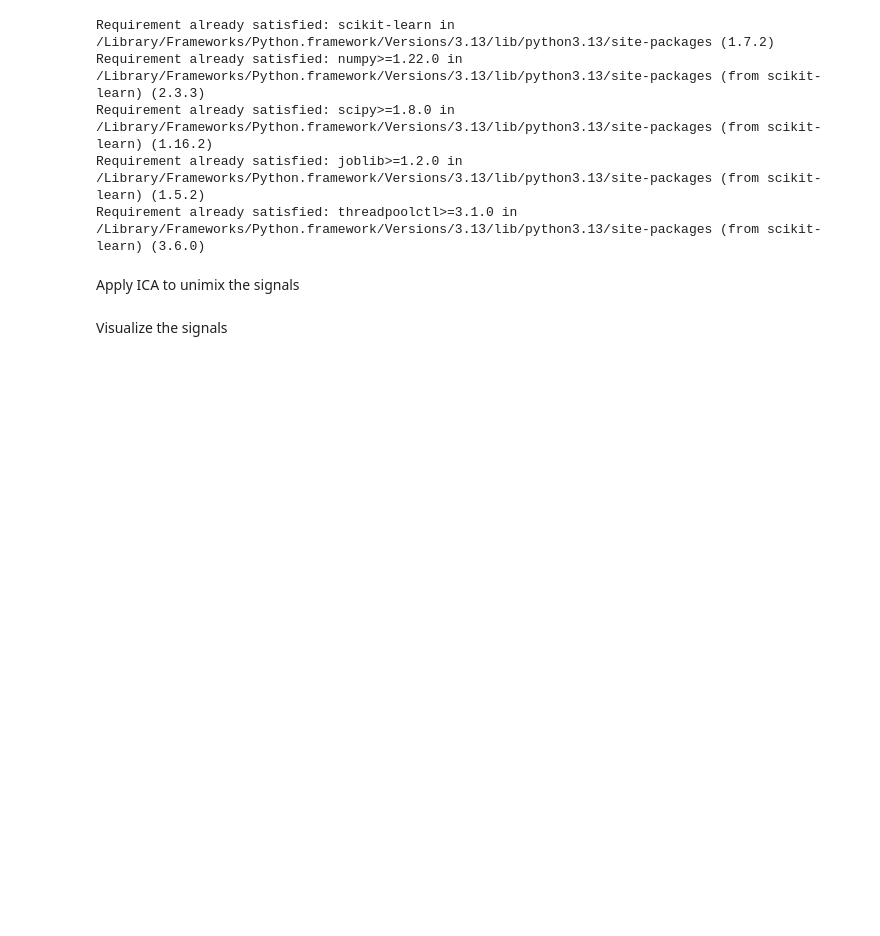
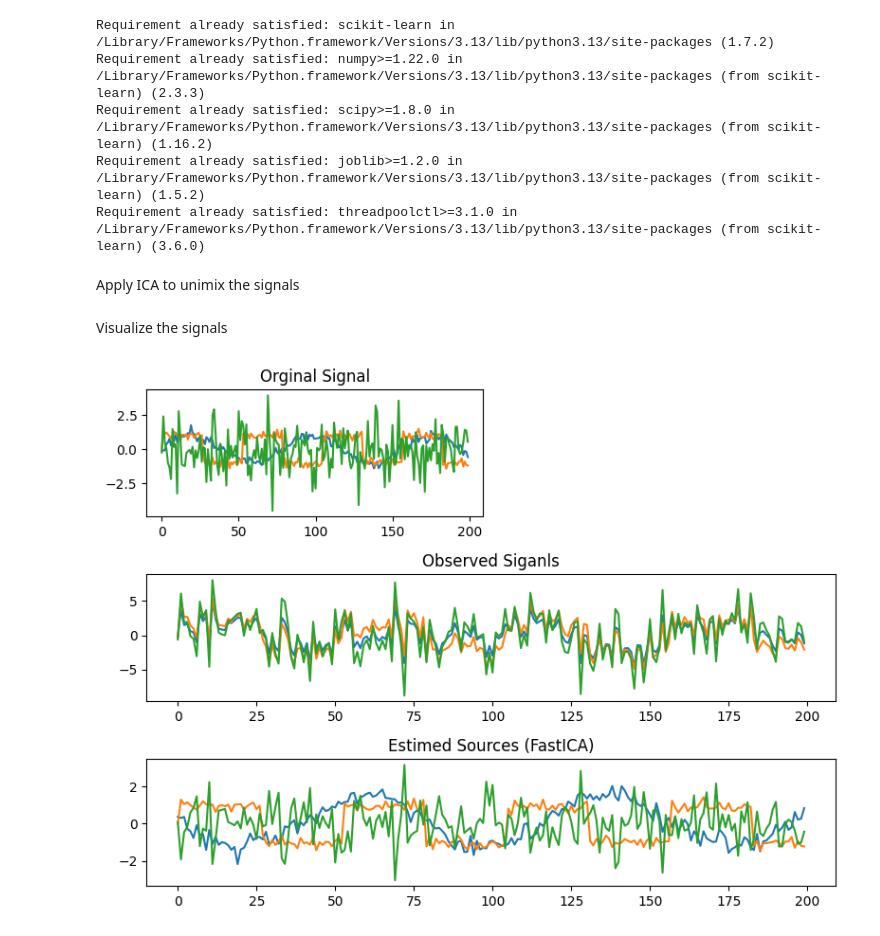
Before and after one commit to shovo896/ML_Models-, a Jupyter notebook: ica.ipynb, the cells around one changed output. Saved outputs shown, nothing was run; the diff lists cells and outputs as text; code cells hidden in the pictures; blank space fills up the shorter version.

```diff
--- a/ica.ipynb
+++ b/ica.ipynb
@@ -29,3 +29,23 @@ ica=FastICA(n_components=3)
 S_=ica.fit_transform(X)
 # %% [markdown]
 Visualize the signals
+# %%
+plt.figure(figsize=(8,6))
+
+plt.subplot(3,2,1)
+plt.title('Orginal Signal')
+plt.plot(S)
+
+
+plt.subplot(3,1,2)
+plt.title('Observed Siganls')
+plt.plot(X)
+
+plt.subplot(3,1,3)
+plt.title('Estimed Sources (FastICA)')
+plt.plot(S_)
+
+plt.tight_layout()
+plt.show()
+# %% [output]
+[figure, added]
```
